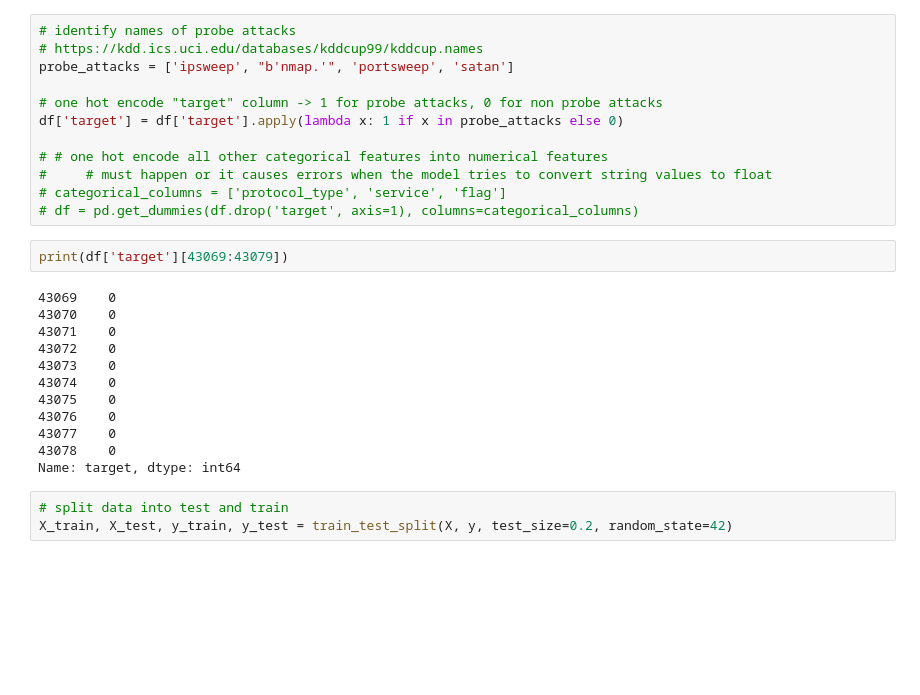
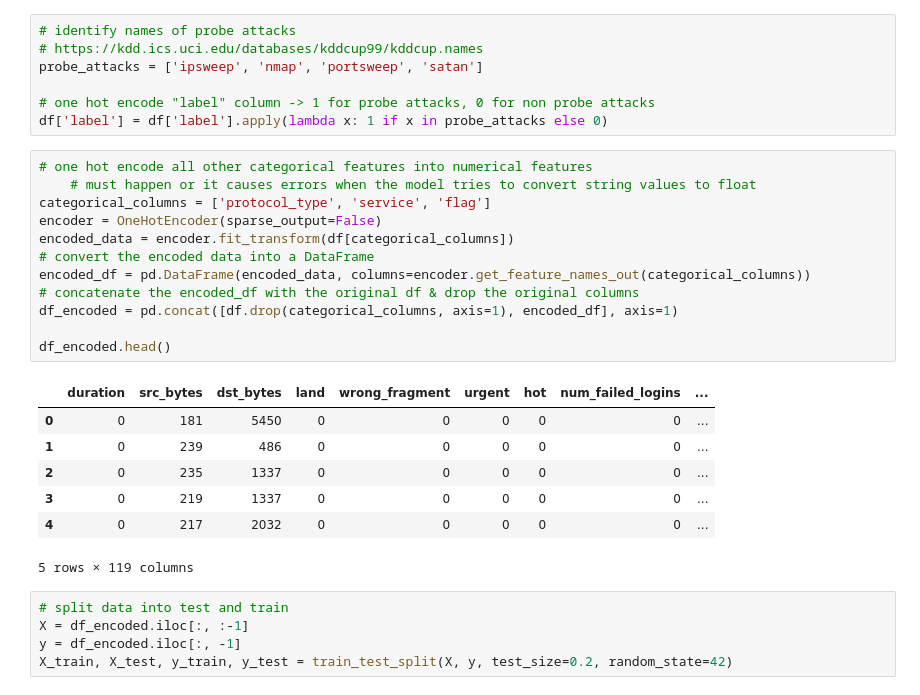
Before and after one commit to nisharamanna555/MachineLearning, a Jupyter notebook: week3.ipynb, the cells around one changed output. Saved outputs shown, nothing was run; the diff lists cells and outputs as text; blank space fills up the shorter version.

```diff
--- a/week3.ipynb
+++ b/week3.ipynb
@@ -44,31 +31,34 @@ Name: target, dtype: object
 # %%
 # identify names of probe attacks
 # https://kdd.ics.uci.edu/databases/kddcup99/kddcup.names
-probe_attacks = ['ipsweep', "b'nmap.'", 'portsweep', 'satan']
+probe_attacks = ['ipsweep', 'nmap', 'portsweep', 'satan']
 
-# one hot encode "target" column -> 1 for probe attacks, 0 for non probe attacks
-df['target'] = df['target'].apply(lambda x: 1 if x in probe_attacks else 0)
-
-# # one hot encode all other categorical features into numerical features
-#     # must happen or it causes errors when the model tries to convert string values to float
-# categorical_columns = ['protocol_type', 'service', 'flag']
-# df = pd.get_dummies(df.drop('target', axis=1), columns=categorical_columns)
+# one hot encode "label" column -> 1 for probe attacks, 0 for non probe attacks
+df['label'] = df['label'].apply(lambda x: 1 if x in probe_attacks else 0)
-# %%
-print(df['target'][43069:43079])
-# %% [output]
-43069    0
-43070    0
-43071    0
-43072    0
-43073    0
-43074    0
-43075    0
-43076    0
-43077    0
-43078    0
-Name: target, dtype: int64
+# %%
+# one hot encode all other categorical features into numerical features
+    # must happen or it causes errors when the model tries to convert string values to float
+categorical_columns = ['protocol_type', 'service', 'flag']
+encoder = OneHotEncoder(sparse_output=False)
+encoded_data = encoder.fit_transform(df[categorical_columns])
+# convert the encoded data into a DataFrame
+encoded_df = pd.DataFrame(encoded_data, columns=encoder.get_feature_names_out(categorical_columns))
+# concatenate the encoded_df with the original df & drop the original columns
+df_encoded = pd.concat([df.drop(categorical_columns, axis=1), encoded_df], axis=1)
+
+df_encoded.head()
+# %% [output]
+|  | duration | src_bytes | dst_bytes | land | wrong_fragment | urgent | hot | num_failed_logins | ... |
+| 0 | 0 | 181 | 5450 | 0 | 0 | 0 | 0 | 0 | ... |
+| 1 | 0 | 239 | 486 | 0 | 0 | 0 | 0 | 0 | ... |
+| 2 | 0 | 235 | 1337 | 0 | 0 | 0 | 0 | 0 | ... |
+| 3 | 0 | 219 | 1337 | 0 | 0 | 0 | 0 | 0 | ... |
+| 4 | 0 | 217 | 2032 | 0 | 0 | 0 | 0 | 0 | ... |
+5 rows × 119 columns
 # %%
 # split data into test and train
+X = df_encoded.iloc[:, :-1]
+y = df_encoded.iloc[:, -1]
 X_train, X_test, y_train, y_test = train_test_split(X, y, test_size=0.2, random_state=42)
 # %%
 # train logistic regression model
```
Also changed, not shown: parts of 17 cells of this notebook, 2 other files.
